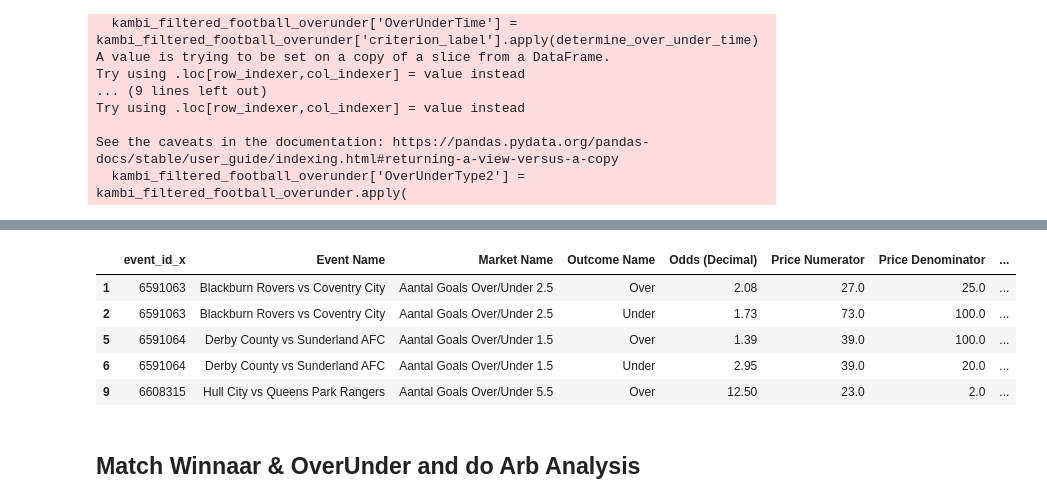
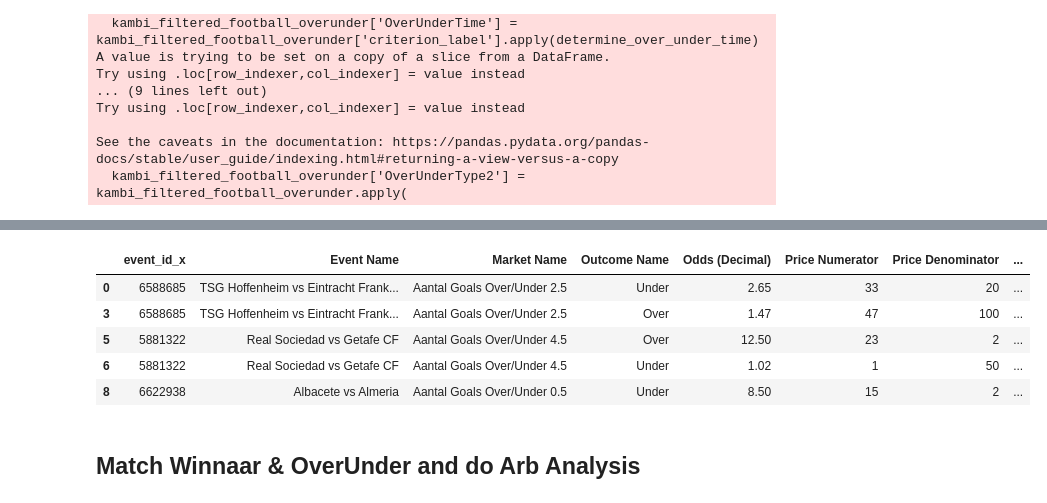
Before and after one commit to carpedimi/ArbitrageBets_sms, a Jupyter notebook: ArbSignal_Football_dev.ipynb, the cells around one changed output, grey strips where cells are left out. Drawn from its saved outputs; the diff is of its cells as text; code cells hidden in the pictures.

```diff
--- a/ArbSignal_Football_dev.ipynb
+++ b/ArbSignal_Football_dev.ipynb
@@ -189,3 +256,9 @@ See the caveats in the documentation: https://pandas.pydata.org/pandas-docs/stab
+# %%
+# Get unique records from 'Event Name' and 'matched_event'
+matched_events = filtered_toto_winnaar[['Event Name', 'matched_event', 'fuzzy_score']].drop_duplicates()
+
+# Display the result
+matched_events[~matched_events['matched_event'].isna()].sort_values(by='fuzzy_score', ascending=False).to_csv('test_match.csv')
 # %%
 # Define a transformation function for standardization
 def standardize_draw_no_bet(value):
@@ -388,17 +393,24 @@ toto_filtered_football_overunder['Market Name'] = toto_filtered_football_overund
 
 kambi_events = kambi_filtered_football_overunder['event_name'].tolist()
 
-# Function to find the best match for 'Event Name' in toto_filtered_football
-def find_best_match(event_name):
-    # Use a token-based similarity for better handling of substrings
-    result = process.extractOne(event_name, kambi_events, scorer=fuzz.token_set_ratio, score_cutoff=90)
-    if result is None:  # No match found
-        return None
-    match, score, _ = result
-    return match
+# # Function to find the best match for 'Event Name' in toto_filtered_football
+# def find_best_match(event_name):
+#     # Use a token-based similarity for better handling of substrings
+#     result = process.extractOne(event_name, kambi_events, scorer=fuzz.token_set_ratio, score_cutoff=100)
+#     if result is None:  # No match found
+#         return None
+#     match, score = result
+#     return match
 
-# Apply matching function to toto_filtered_football
-toto_filtered_football_overunder['matched_event'] = toto_filtered_football_overunder['Event Name'].apply(find_best_match)
+
+# # Apply matching function to toto_filtered_football
+# toto_filtered_football_overunder['matched_event'] = toto_filtered_football_overunder['Event Name'].apply(find_best_match)
+# Perform a left join to bring in 'matched_event' and 'fuzzy_score' from matched_events
+toto_filtered_football_overunder = toto_filtered_football_overunder.merge(
+    matched_events,
+    on='Event Name',  # Join on the 'Event Name' column
+    how='left'  # Ensure all rows in toto_filtered_football_overunder are retained
+)
 # %% [output]
 A value is trying to be set on a copy of a slice from a DataFrame.
 Try using .loc[row_indexer,col_indexer] = value instead
@@ -520,24 +534,24 @@ See the caveats in the documentation: https://pandas.pydata.org/pandas-docs/stab
 # %%
 # Perform the merge
 merged_football_overunder = pd.merge(
     toto_filtered_football_overunder,
     kambi_filtered_football_overunder,
-    left_on=['line', 'OverUnderType', 'OverUnderTime', 'OverUnderType2', 'matched_event'],
-    right_on=['line', 'OverUnderType', 'OverUnderTime', 'OverUnderType2', 'event_name'],
+    left_on=['line', 'OverUnderType', 'OverUnderTime', 'OverUnderType2', 'matched_event', 'sex'],
+    right_on=['line', 'OverUnderType', 'OverUnderTime', 'OverUnderType2', 'event_name', 'sex'],
     how='inner'  # Use 'inner' join to get only matching rows; adjust as needed
 )
 # Keep records with opposite outcomes
 merged_football_overunder = merged_football_overunder[merged_football_overunder['outcome_english_label'] != merged_football_overunder['Outcome Name']]
 
 # Display the merged DataFrame
 merged_football_overunder.head()
 # %% [output]
 |  | event_id_x | Event Name | Market Name | Outcome Name | Odds (Decimal) | Price Numerator | Price Denominator | ... |
-| 1 | 6591063 | Blackburn Rovers vs Coventry City | Aantal Goals Over/Under 2.5 | Over | 2.08 | 27.0 | 25.0 | ... |
-| 2 | 6591063 | Blackburn Rovers vs Coventry City | Aantal Goals Over/Under 2.5 | Under | 1.73 | 73.0 | 100.0 | ... |
-| 5 | 6591064 | Derby County vs Sunderland AFC | Aantal Goals Over/Under 1.5 | Over | 1.39 | 39.0 | 100.0 | ... |
-| 6 | 6591064 | Derby County vs Sunderland AFC | Aantal Goals Over/Under 1.5 | Under | 2.95 | 39.0 | 20.0 | ... |
-| 9 | 6608315 | Hull City vs Queens Park Rangers | Aantal Goals Over/Under 5.5 | Over | 12.50 | 23.0 | 2.0 | ... |
+| 0 | 6588685 | TSG Hoffenheim vs Eintracht Frank... | Aantal Goals Over/Under 2.5 | Under | 2.65 | 33 | 20 | ... |
+| 3 | 6588685 | TSG Hoffenheim vs Eintracht Frank... | Aantal Goals Over/Under 2.5 | Over | 1.47 | 47 | 100 | ... |
+| 5 | 5881322 | Real Sociedad vs Getafe CF | Aantal Goals Over/Under 4.5 | Over | 12.50 | 23 | 2 | ... |
+| 6 | 5881322 | Real Sociedad vs Getafe CF | Aantal Goals Over/Under 4.5 | Under | 1.02 | 1 | 50 | ... |
+| 8 | 6622938 | Albacete vs Almeria | Aantal Goals Over/Under 0.5 | Under | 8.50 | 15 | 2 | ... |
 # %% [markdown]
 ## Match Winnaar & OverUnder and do Arb Analysis
 # %%
```
Also changed, not shown: parts of 37 cells of this notebook, 17 other files.
